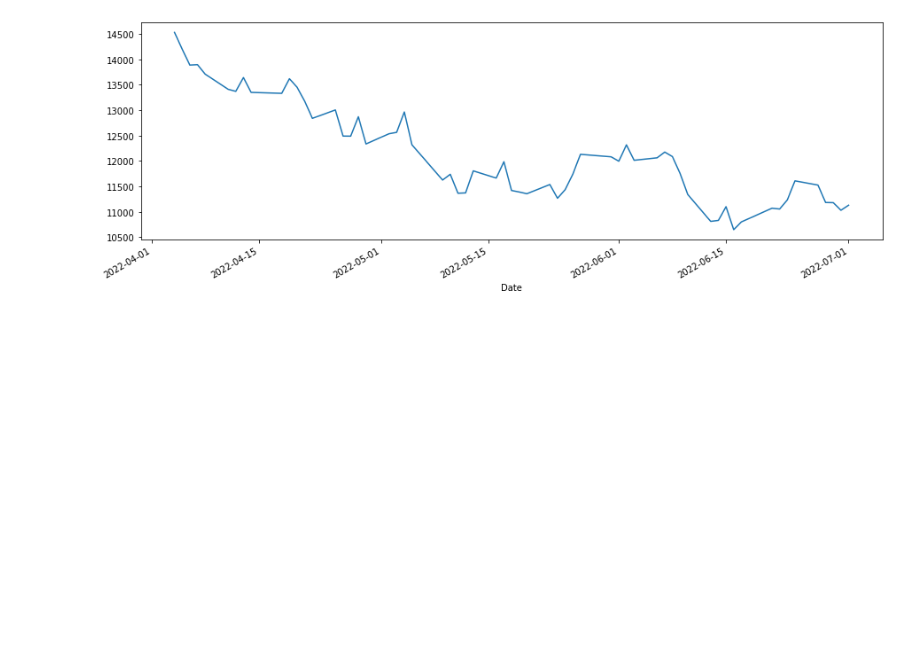
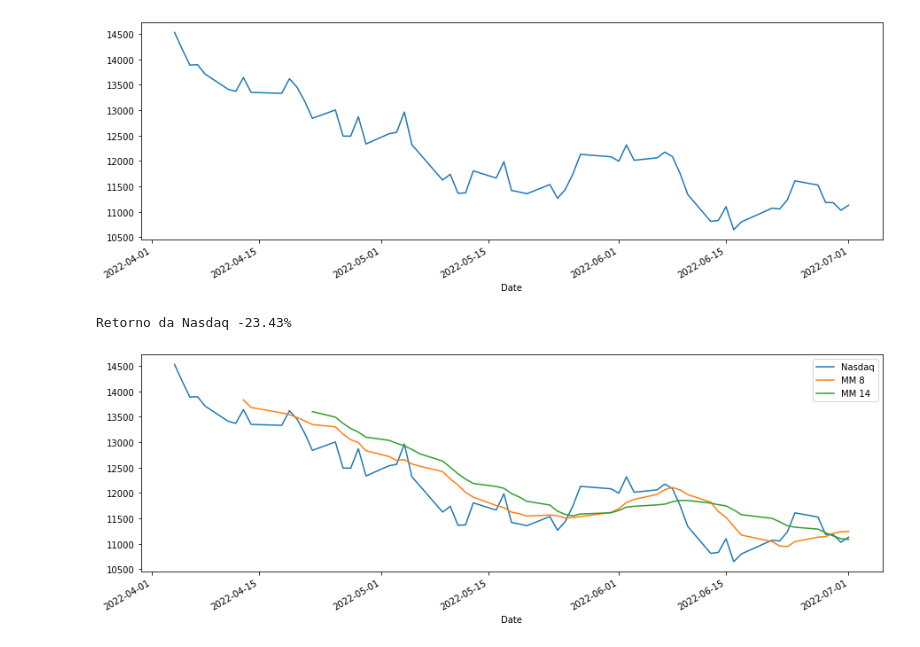
Before and after one commit to Cristiannireis/Cotacao_Nasdaq, a Jupyter notebook: Cotação Nasdaq.ipynb, the cells around one changed output. Cells and saved outputs as stored; diff of their text form; code cells hidden in the pictures; blank space fills up the shorter version.

Commit message:
Projeto Finalizado
Projeto finalizado cotação Nasdaq.

```diff
--- a/Cotação Nasdaq.ipynb
+++ b/Cotação Nasdaq.ipynb
@@ -29,3 +29,16 @@ Nasdaq['Adj Close'].plot(figsize=(15,5))
 # %% [output]
 <AxesSubplot:xlabel='Date'>
 [figure]
+# %%
+retorno_nasdaq = Nasdaq['Adj Close'][-1] / Nasdaq['Adj Close'][0]-1
+print('Retorno da Nasdaq {:.2%}'.format(retorno_nasdaq))
+# %% [output]
+Retorno da Nasdaq -23.43%
+# %%
+Nasdaq['Adj Close'].plot(figsize=(15,5), label = 'Nasdaq')
+Nasdaq['Adj Close'].rolling(8).mean().plot(label = 'MM 8')
+Nasdaq['Adj Close'].rolling(14).mean().plot(label = 'MM 14')
+plt.legend()
+plt.show()
+# %% [output]
+[figure, added]
```
